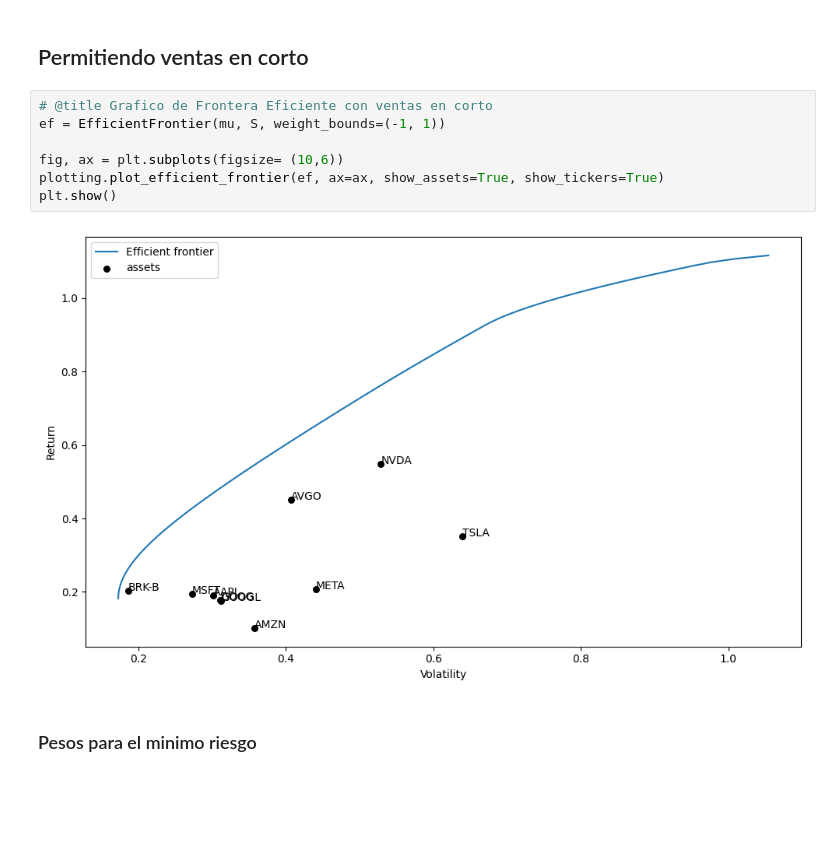
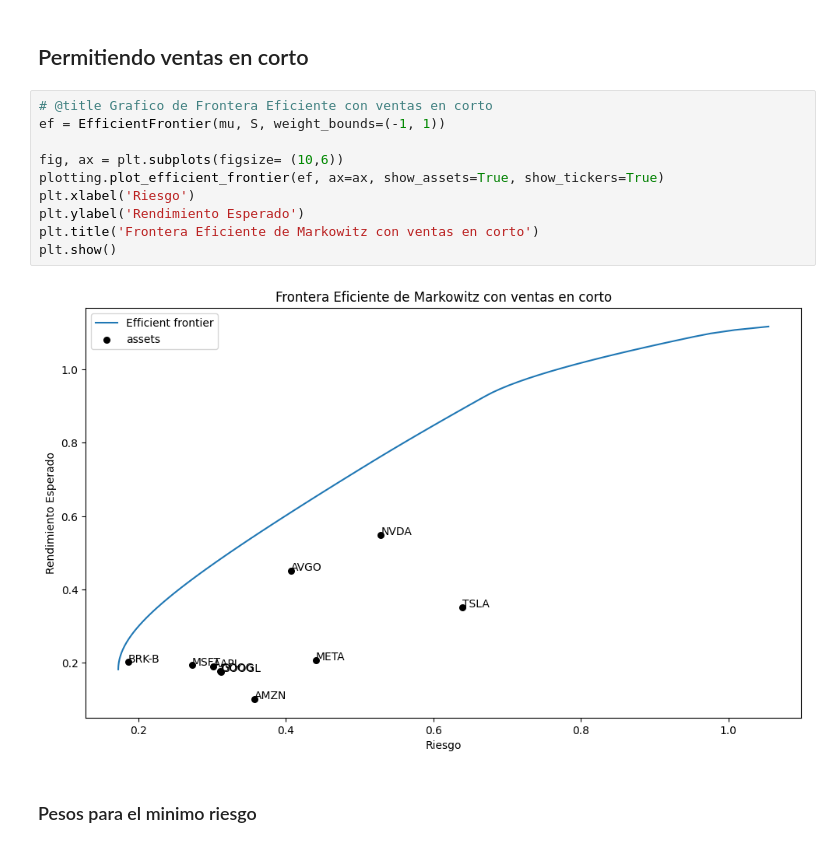
Before and after one commit to Rafagars/Proyecto-I-FinancierasII, a Jupyter notebook: ProyectoFinancierasII.ipynb, the cells around one changed output. Drawn from its saved outputs; the diff is of its cells as text; blank space fills up the shorter version.

```diff
--- a/ProyectoFinancierasII.ipynb
+++ b/ProyectoFinancierasII.ipynb
@@ -351,12 +363,15 @@ plt.show()
 # %%
 # @title Grafico de Frontera Eficiente con ventas en corto
 ef = EfficientFrontier(mu, S, weight_bounds=(-1, 1))
 
 fig, ax = plt.subplots(figsize= (10,6))
 plotting.plot_efficient_frontier(ef, ax=ax, show_assets=True, show_tickers=True)
+plt.xlabel('Riesgo')
+plt.ylabel('Rendimiento Esperado')
+plt.title('Frontera Eficiente de Markowitz con ventas en corto')
 plt.show()
 # %% [output]
-[figure, old version]
+[figure, new version]
 # %% [markdown]
 ### Pesos para el minimo riesgo
 # %%
```
Also changed, not shown: parts of 18 cells of this notebook.
